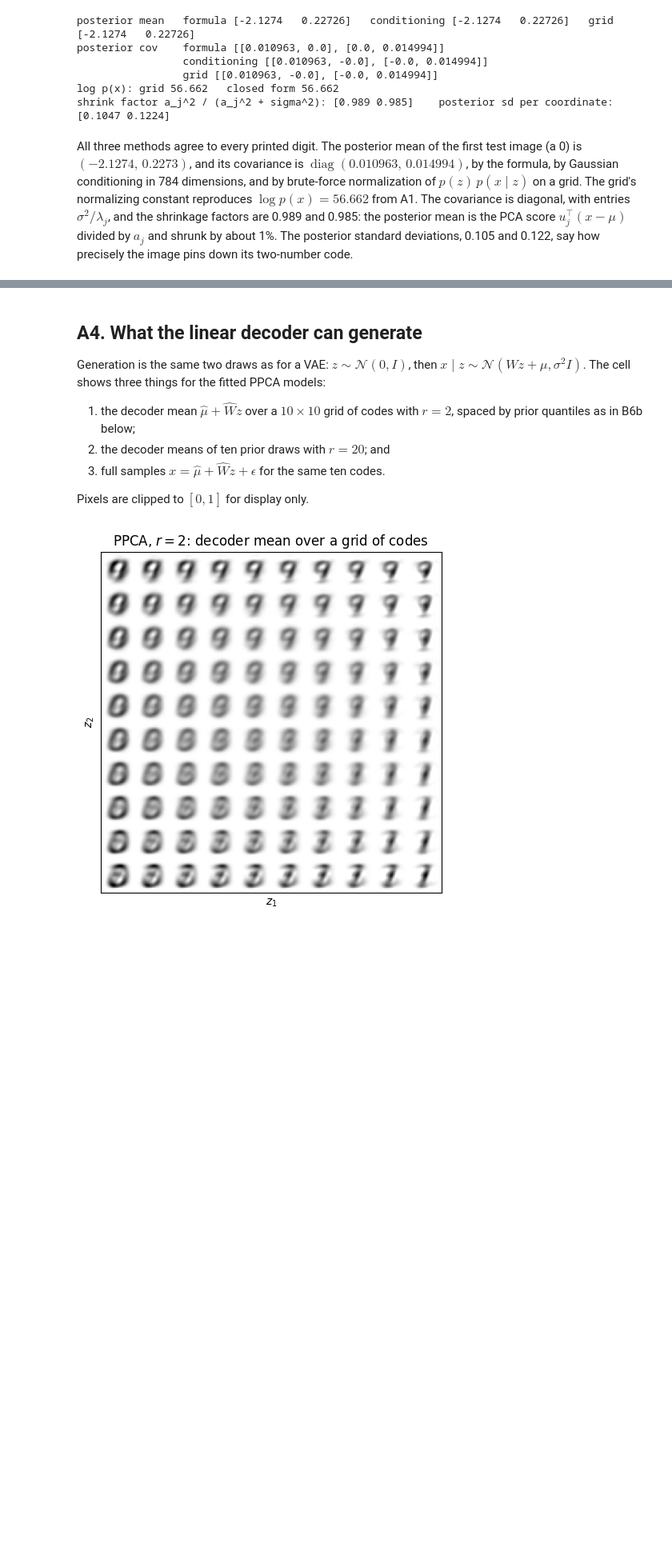
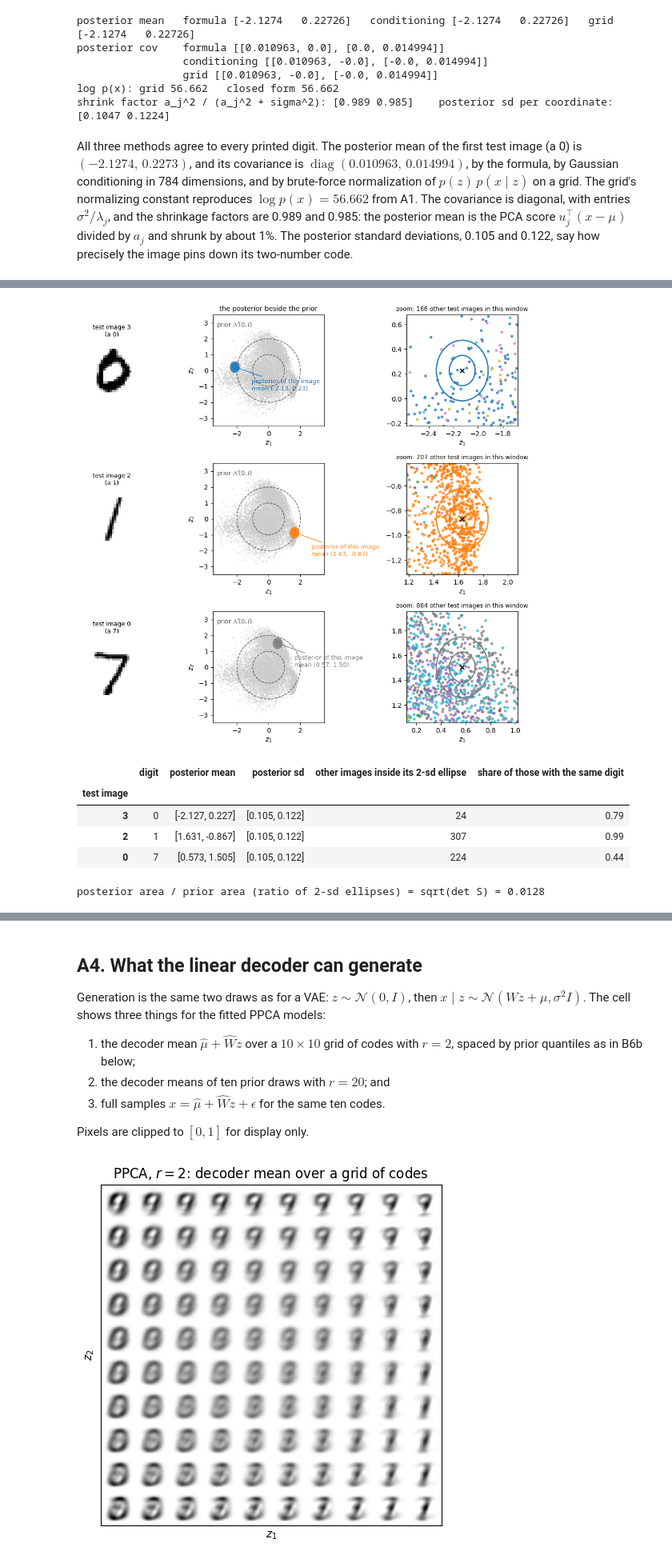
Before and after one commit to ZhuoranYang/sds265-fall26, a Jupyter notebook: demos/17-autoencoders-vaes-vqvae/vae-mnist.ipynb, the cells around one changed output, grey strips where cells are left out. Shown at 80% size. Saved outputs shown, nothing was run; the diff lists cells and outputs as text; code cells hidden in the pictures; blank space fills up the shorter version.

```diff
--- a/demos/17-autoencoders-vaes-vqvae/vae-mnist.ipynb
+++ b/demos/17-autoencoders-vaes-vqvae/vae-mnist.ipynb
@@ -379,0 +425,68 @@ of the linear model; the posterior itself is confident.
+# %%
+def gaussian_density(points, mean, cov):
+    """Density of N(mean, cov) at the rows of points (2-D)."""
+    diff = points - mean
+    inverse = np.linalg.inv(cov)
+    return np.exp(-0.5 * np.einsum('...i,ij,...j->...', diff, inverse, diff)) / (2 * np.pi * np.sqrt(np.linalg.det(cov)))
+
+def add_ellipse(ax, centre, cov, scale, **style):
+    """The scale-standard-deviation contour of N(centre, cov)."""
+    values, vectors = np.linalg.eigh(cov)
+    angle = np.degrees(np.arctan2(vectors[1, -1], vectors[0, -1]))
+    ax.add_patch(Ellipse(centre, 2 * scale * np.sqrt(values[-1]), 2 * scale * np.sqrt(values[0]),
+                         angle=angle, fill=False, **style))
+
+chosen = [first_of_each[d] for d in (0, 1, 7)]
+grid_wide = np.linspace(-3.5, 3.5, 351)
+G1, G2 = np.meshgrid(grid_wide, grid_wide)
+plane = np.stack([G1, G2], axis=-1)
+half = 0.45
+
+fig, axes = plt.subplots(3, 3, figsize=(9.6, 9.4), gridspec_kw={'width_ratios': [0.45, 1, 1]})
+for row, index in enumerate(chosen):
+    digit, m_i = y_test[index], ppca_means[index]
+    colour = digit_colours[digit]
+    axes[row, 0].imshow(X_test[index].reshape(28, 28), cmap='gray_r', vmin=0, vmax=1)
+    axes[row, 0].set_title(f'test image {index}\n(a {digit})', fontsize=9); axes[row, 0].axis('off')
+
+    ax = axes[row, 1]
+    ax.scatter(ppca_means[:, 0], ppca_means[:, 1], s=1, color='0.8', alpha=0.4, rasterized=True)
+    for scale in (1, 2):
+        add_ellipse(ax, np.zeros(2), np.eye(2), scale, color='0.35', lw=1, ls='--')
+    posterior = gaussian_density(plane, m_i, S2)
+    ax.contourf(G1, G2, posterior, levels=np.linspace(posterior.max() * 0.02, posterior.max(), 6),
+                colors=[colour], alpha=0.85)
+    ax.annotate('prior $\\mathcal{N}(0,I)$', (0.03, 0.95), xycoords='axes fraction', color='0.3', fontsize=9, va='top')
+    ax.annotate(f'posterior of this image\nmean ({m_i[0]:.2f}, {m_i[1]:.2f})', m_i, xytext=(25, -35),
+                textcoords='offset points', fontsize=9, color=colour,
+                arrowprops=dict(arrowstyle='->', color=colour))
+    ax.set(aspect='equal', xlim=(-3.5, 3.5), ylim=(-3.5, 3.5), xlabel='$z_1$', ylabel='$z_2$')
+
+    ax = axes[row, 2]
+    near = np.all(np.abs(ppca_means - m_i) < half, axis=1)
+    ax.scatter(ppca_means[near, 0], ppca_means[near, 1], s=10, color=digit_colours[y_test[near]], alpha=0.7)
+    for scale in (1, 2):
+        add_ellipse(ax, m_i, S2, scale, color=colour, lw=1.8)
+    ax.scatter(*m_i, marker='x', color='k', s=40, zorder=4)
+    ax.set(aspect='equal', xlim=(m_i[0] - half, m_i[0] + half), ylim=(m_i[1] - half, m_i[1] + half), xlabel='$z_1$')
+    ax.set_title(f'zoom: {near.sum() - 1} other test images in this window', fontsize=9)
+axes[0, 1].set_title('the posterior beside the prior', fontsize=10)
+plt.tight_layout(); plt.show()
+
+rows = []
+for index in chosen:
+    near2 = np.einsum('ij,jk,ik->i', ppca_means - ppca_means[index], np.linalg.inv(S2), ppca_means - ppca_means[index]) < 4
+    rows.append({'test image': index, 'digit': y_test[index], 'posterior mean': ppca_means[index].round(3).tolist(),
+                 'posterior sd': np.sqrt(S2.diagonal()).round(3).tolist(),
+                 'other images inside its 2-sd ellipse': int(near2.sum() - 1),
+                 'share of those with the same digit': round(float((y_test[near2] == y_test[index]).sum() - 1) / max(1, near2.sum() - 1), 2)})
+display(pd.DataFrame(rows).set_index('test image'))
+print(f'posterior area / prior area (ratio of 2-sd ellipses) = sqrt(det S) = {np.sqrt(np.linalg.det(S2)):.4f}')
+# %% [output]
+[figure, added]
+|  | digit | posterior mean | posterior sd | other images inside its 2-sd ellipse | share of those with the same digit |
+| test image |  |  |  |  |  |
+| 3 | 0 | [-2.127, 0.227] | [0.105, 0.122] | 24 | 0.79 |
+| 2 | 1 | [1.631, -0.867] | [0.105, 0.122] | 307 | 0.99 |
+| 0 | 7 | [0.573, 1.505] | [0.105, 0.122] | 224 | 0.44 |
+posterior area / prior area (ratio of 2-sd ellipses) = sqrt(det S) = 0.0128
```
Also changed, not shown: parts of 14 cells of this notebook, 4 other files.
